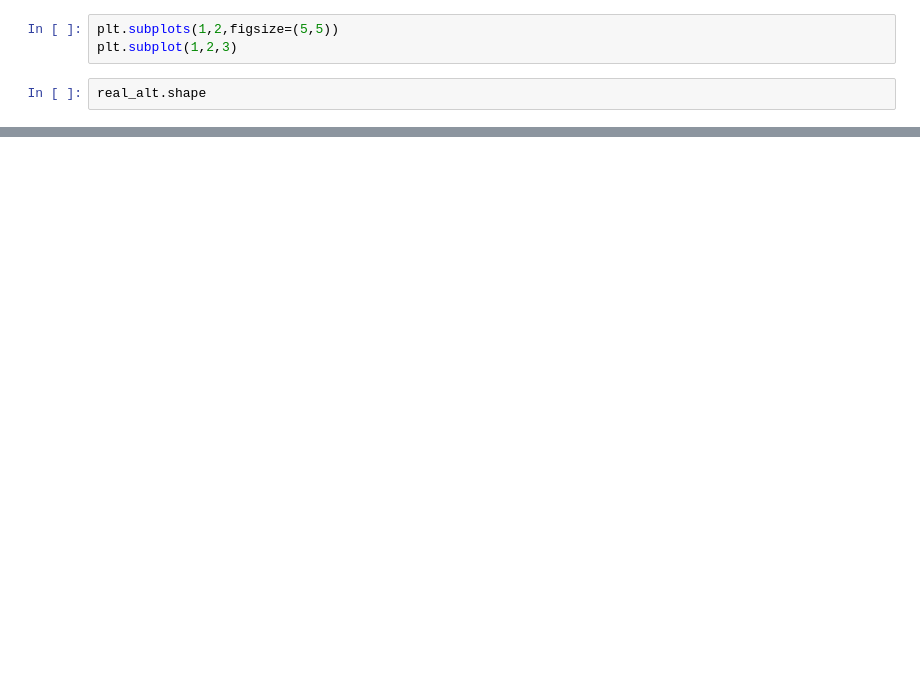
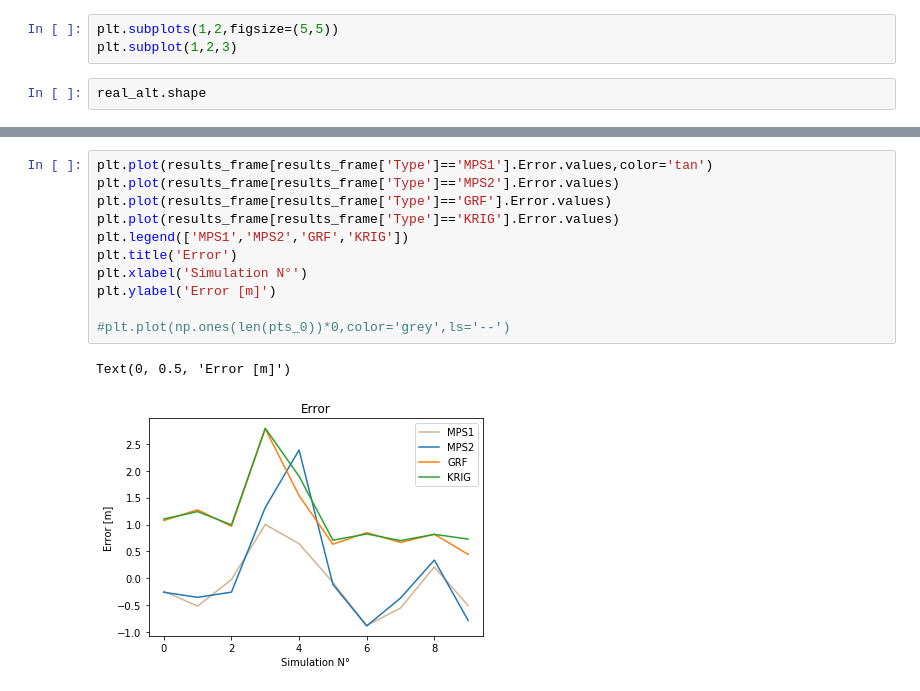
Before and after one commit to valDallalba/Tsanfleuron_geostatistical_baserock_estimation_paper, a Jupyter notebook: 05_postSimulation.ipynb, the cells around one changed output, grey strips where cells are left out. Saved outputs shown, nothing was run; the diff lists cells and outputs as text; blank space fills up the shorter version.

```diff
--- a/05_postSimulation.ipynb
+++ b/05_postSimulation.ipynb
@@ -101,0 +105,14 @@ for ide in all_output:
+# %%
+plt.plot(results_frame[results_frame['Type']=='MPS1'].Error.values,color='tan')
+plt.plot(results_frame[results_frame['Type']=='MPS2'].Error.values)
+plt.plot(results_frame[results_frame['Type']=='GRF'].Error.values)
+plt.plot(results_frame[results_frame['Type']=='KRIG'].Error.values)
+plt.legend(['MPS1','MPS2','GRF','KRIG'])
+plt.title('Error')
+plt.xlabel('Simulation N°')
+plt.ylabel('Error [m]')
+
+#plt.plot(np.ones(len(pts_0))*0,color='grey',ls='--')
+# %% [output]
+Text(0, 0.5, 'Error [m]')
+[figure, added]
```
Also changed, not shown: parts of 13 cells of this notebook, 6 other files.
